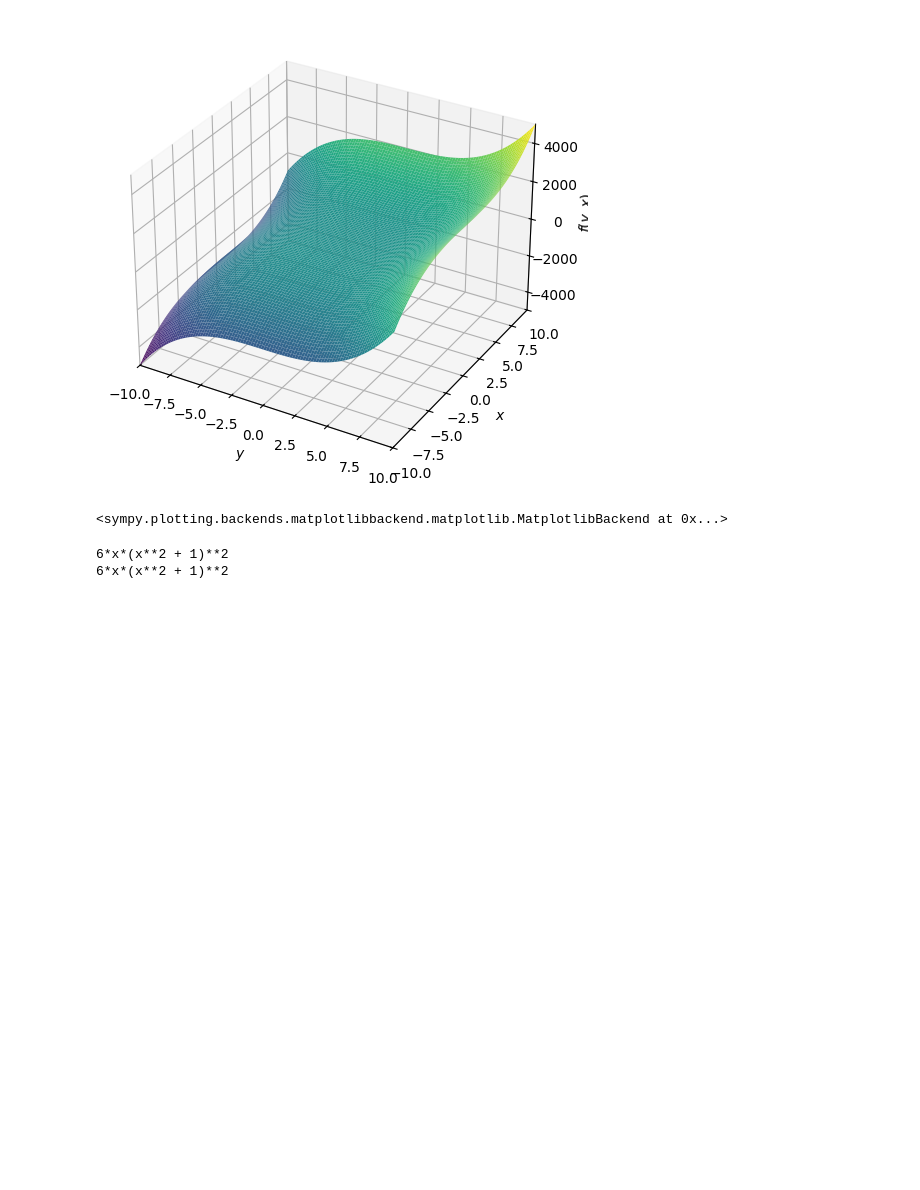
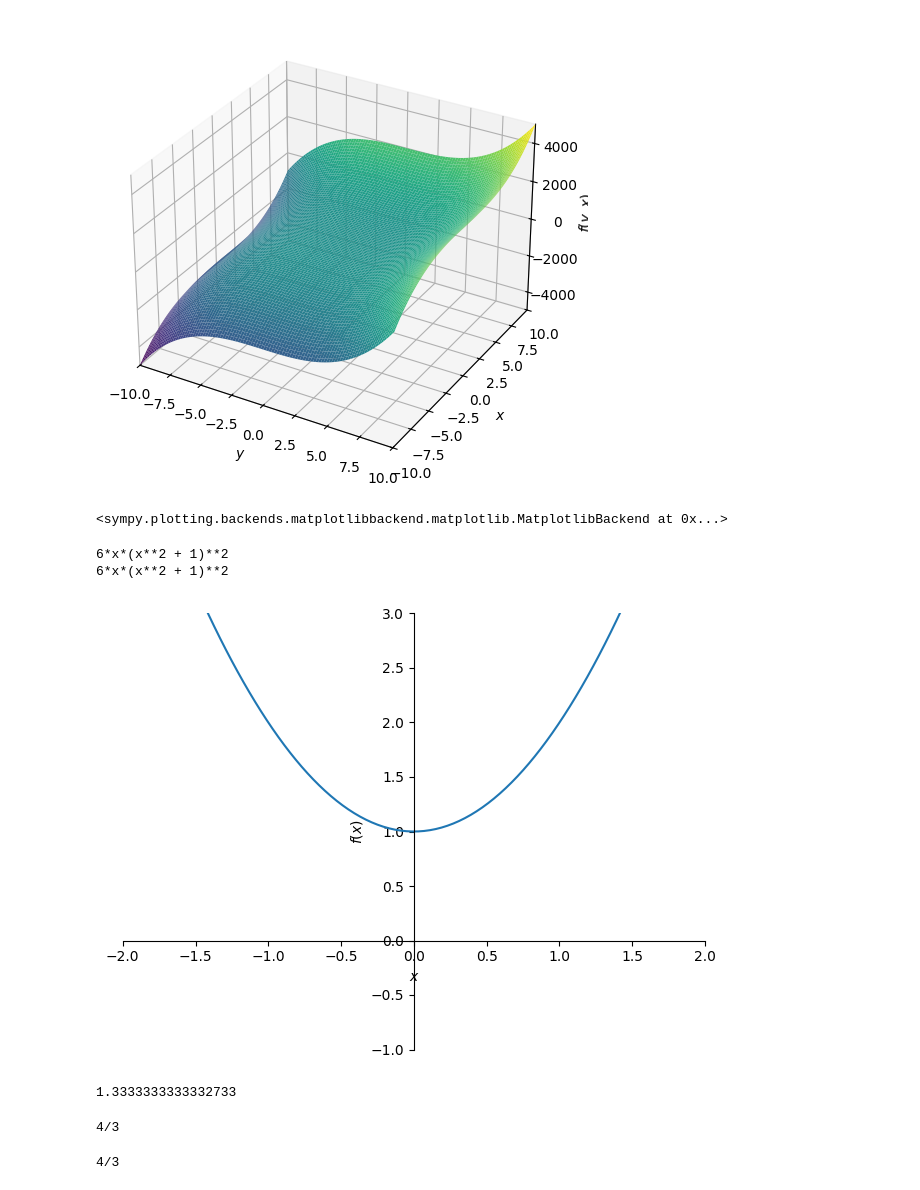
Before and after one commit to mawilsn/essential-math-for-data-science, a Jupyter notebook: chap1/Chap1PythonExamples.ipynb, the cells around one changed output. Drawn from its saved outputs; the diff is of its cells as text; code cells hidden in the pictures; blank space fills up the shorter version.

```diff
--- a/chap1/Chap1PythonExamples.ipynb
+++ b/chap1/Chap1PythonExamples.ipynb
@@ -57,3 +69,10 @@ print(result.evalf())
 0
 E
 2.71828182845905
+# %%
+# calculating continous interest
+p = 100 # principal
+r = .20 # rate by year
+t = 2.0 # time
+a = p * exp(r*t)
+print(a)
@@ -59,0 +97,7 @@ E
+# %%
+# calculate Euler's number
+n = symbols('n')
+f = (1 + (1/n))**n
+result = limit(f, n, oo)
+print(result)
+print(result.evalf())
@@ -101,3 +148,47 @@ print(dz_dx_no_chain)
 # %% [output]
 6*x*(x**2 + 1)**2
 6*x*(x**2 + 1)**2
+# %%
+# approximate an integral
+
+x = symbols('x')
+f_x = x**2+1
+p = plot(f_x, xlim=(-2,2), ylim=(-1, 3), fill=
+p.fill
+def approximate_integral(a, b, n, f):
+    delta_x = (b-a)/n
+    total_sum = 0
+    for i in range(1, n + 1):
+        midpoint = 0.5 * (2 * a + delta_x * (2 * i -1))
+        total_sum += f(midpoint)
+    return total_sum * delta_x
+def my_function(x):
+    return x**2 + 1
+area = approximate_integral(a=0, b=1, n=1_000_000, f=my_function)
+print(area)
+# %% [output]
+[figure, added]
+1.3333333333332733
+# %%
+# sympy for integration
+x = symbols('x')
+f = x**2+1
+area = integrate(f, (x, 0, 1))
+print(area)
+# %% [output]
+4/3
+# %%
+# calculate with integral limits
+x, i, n = symbols('x i n')
+f = x**2+1
+lower, upper = 0, 1
+delta_x = ((upper - lower)/n)
+x_i = (lower + delta_x * i)
+fx_i = f.subs(x, x_i)
+
+n_rectangles = Sum(delta_x * fx_i, (i, 1, n)).doit()
+
+area = limit(n_rectangles, n, oo)
+print(area)
+# %% [output]
+4/3
```
Also changed, not shown: parts of 9 cells of this notebook.
